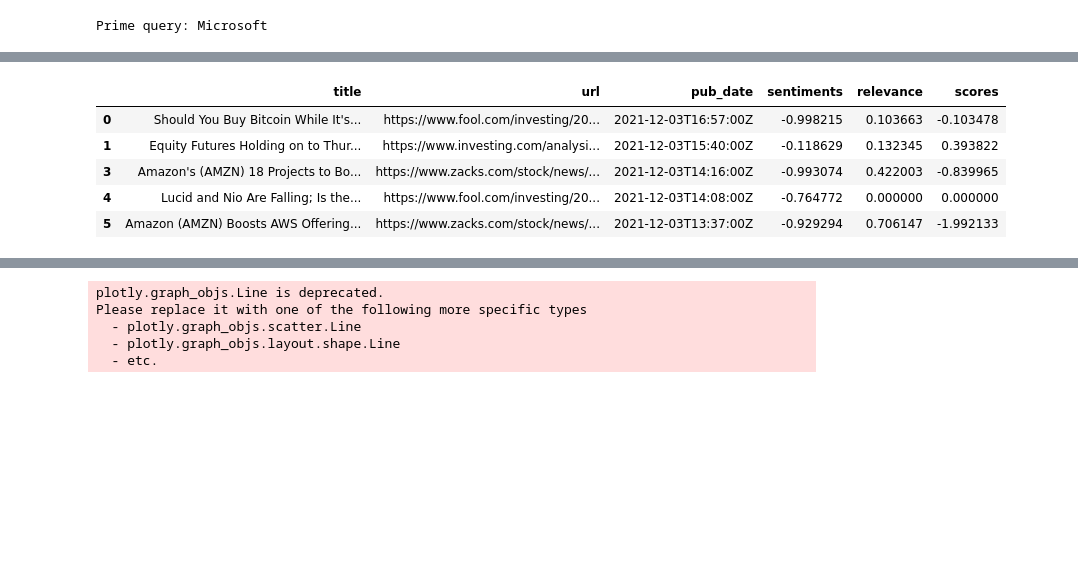
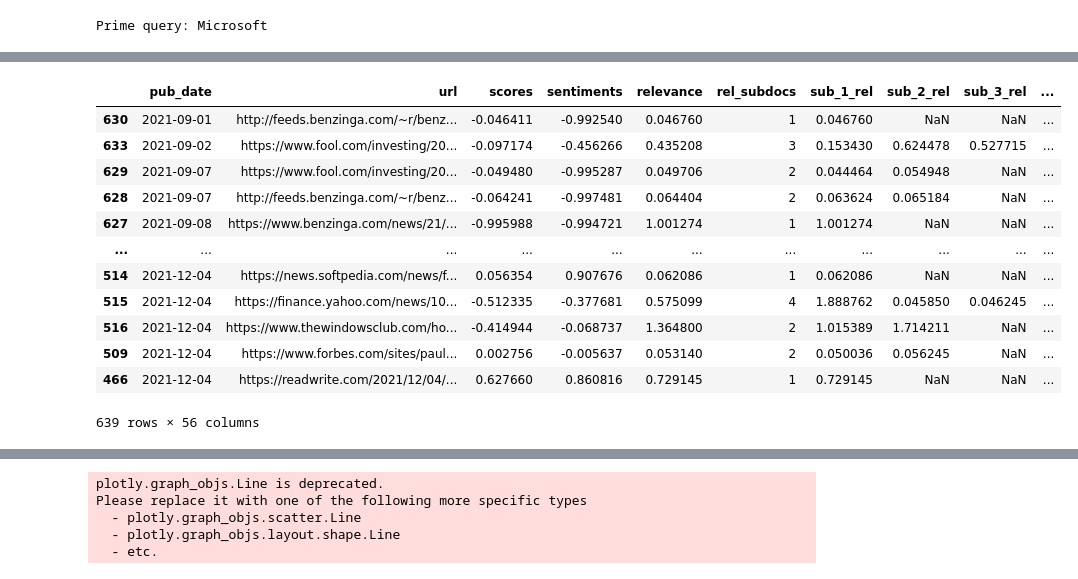
Before and after one commit to adp12/CourseProject, a Jupyter notebook: corpus_updated.ipynb, the cells around one changed output, grey strips where cells are left out. Drawn from its saved outputs; the diff is of its cells as text; code cells hidden in the pictures; blank space fills up the shorter version.

```diff
--- a/corpus_updated.ipynb
+++ b/corpus_updated.ipynb
@@ -670,19 +660,0 @@ for x in sentiments:
-# %%
-rw_scores=[]
-lrw_scores=[]
-for x in relevant_scores.keys():
-    for y in range(0, len(relevant_scores[x])):
-        rw_scores.append(relevant_scores[x][y] * sentiments[x][y])
-        lrw_scores.append(adjusted_rel[x][y] * sentiments[x][y])
-# %%
-scores={}
-la_scores={}
-
-for x in relevant_scores.keys():
-    rws=0
-    lrws=0
-    for y in range(0, len(relevant_scores[x])):
-        rws += (relevant_scores[x][y] * sentiments[x][y])
-        lrws += (adjusted_rel[x][y] * sentiments[x][y])
-    scores[x]=rws
-    la_scores[x]=lrws
@@ -728,9 +660,0 @@ newdf = newdf.dropna()
-# %%
-newdf.head()
-# %% [output]
-|  | title | url | pub_date | sentiments | relevance | scores |
-| 0 | Should You Buy Bitcoin While It's... | https://www.fool.com/investing/20... | 2021-12-03T16:57:00Z | -0.998215 | 0.103663 | -0.103478 |
-| 1 | Equity Futures Holding on to Thur... | https://www.investing.com/analysi... | 2021-12-03T15:40:00Z | -0.118629 | 0.132345 | 0.393822 |
-| 3 | Amazon's (AMZN) 18 Projects to Bo... | https://www.zacks.com/stock/news/... | 2021-12-03T14:16:00Z | -0.993074 | 0.422003 | -0.839965 |
-| 4 | Lucid and Nio Are Falling; Is the... | https://www.fool.com/investing/20... | 2021-12-03T14:08:00Z | -0.764772 | 0.000000 | 0.000000 |
-| 5 | Amazon (AMZN) Boosts AWS Offering... | https://www.zacks.com/stock/news/... | 2021-12-03T13:37:00Z | -0.929294 | 0.706147 | -1.992133 |
@@ -736,0 +702,51 @@ newdf.head()
+# %%
+#Building full dataframe, including average relevance, sentiments, scores and all the relevant subdoc
+#Send to datamanager to store for evaluation and recalculation
+
+full_df = pd.DataFrame()
+full_df['url'] = pd.Series(rel_urls)
+full_df['scores'] = pd.Series(avg_scores)
+full_df['sentiments'] = pd.Series(avg_sentiments)
+full_df['relevance'] = pd.Series(avg_relevance)
+full_df['rel_subdocs'] = pd.Series(sub_count)
+full_df = full_df.dropna()
+
+#Joining the Url dates from the webquery df
+mergedf = wq.results
+mergedf = mergedf[['url','pub_date']]
+full_df = full_df.join(mergedf.set_index('url'),on='url')
+
+#reordering
+full_df = full_df[['pub_date','url','scores','sentiments','relevance','rel_subdocs']]
+
+#Pandas to datetime
+#pd.to_datetime(newdf['pub_date'], format='%Y-%m-%dT%H:%M:%S')
+full_df.loc[:,'pub_date'] = pd.to_datetime(full_df.loc[:,'pub_date'], infer_datetime_format=True, utc=True)
+full_df.loc[:,'pub_date'] = pd.to_datetime(full_df.loc[:,'pub_date'].dt.strftime('%Y/%m/%d'))
+
+#Adding in columns for subdocs relevance and sentiments
+cols = ['sub_'+str(x)+'_rel' for x in range(1, max_subs+1)]
+rel_df = pd.DataFrame.from_dict(relevant_scores, orient='index', columns=cols)
+cols = ['sub_'+str(x)+'_sents' for x in range(1, max_subs+1)]
+sen_df = pd.DataFrame.from_dict(relevant_scores, orient='index', columns=cols)
+
+full_df = full_df.join(rel_df)
+full_df = full_df.join(sen_df)
+
+full_df = full_df.sort_values(by='pub_date')
+
+full_df
+# %% [output]
+|  | pub_date | url | scores | sentiments | relevance | rel_subdocs | sub_1_rel | sub_2_rel | sub_3_rel | ... |
+| 630 | 2021-09-01 | http://feeds.benzinga.com/~r/benz... | -0.046411 | -0.992540 | 0.046760 | 1 | 0.046760 | NaN | NaN | ... |
+| 633 | 2021-09-02 | https://www.fool.com/investing/20... | -0.097174 | -0.456266 | 0.435208 | 3 | 0.153430 | 0.624478 | 0.527715 | ... |
+| 629 | 2021-09-07 | https://www.fool.com/investing/20... | -0.049480 | -0.995287 | 0.049706 | 2 | 0.044464 | 0.054948 | NaN | ... |
+| 628 | 2021-09-07 | http://feeds.benzinga.com/~r/benz... | -0.064241 | -0.997481 | 0.064404 | 2 | 0.063624 | 0.065184 | NaN | ... |
+| 627 | 2021-09-08 | https://www.benzinga.com/news/21/... | -0.995988 | -0.994721 | 1.001274 | 1 | 1.001274 | NaN | NaN | ... |
+| ... | ... | ... | ... | ... | ... | ... | ... | ... | ... | ... |
+| 514 | 2021-12-04 | https://news.softpedia.com/news/f... | 0.056354 | 0.907676 | 0.062086 | 1 | 0.062086 | NaN | NaN | ... |
+| 515 | 2021-12-04 | https://finance.yahoo.com/news/10... | -0.512335 | -0.377681 | 0.575099 | 4 | 1.888762 | 0.045850 | 0.046245 | ... |
+| 516 | 2021-12-04 | https://www.thewindowsclub.com/ho... | -0.414944 | -0.068737 | 1.364800 | 2 | 1.015389 | 1.714211 | NaN | ... |
+| 509 | 2021-12-04 | https://www.forbes.com/sites/paul... | 0.002756 | -0.005637 | 0.053140 | 2 | 0.050036 | 0.056245 | NaN | ... |
+| 466 | 2021-12-04 | https://readwrite.com/2021/12/04/... | 0.627660 | 0.860816 | 0.729145 | 1 | 0.729145 | NaN | NaN | ... |
+639 rows × 56 columns
```
Also changed, not shown: parts of 50 cells of this notebook.
